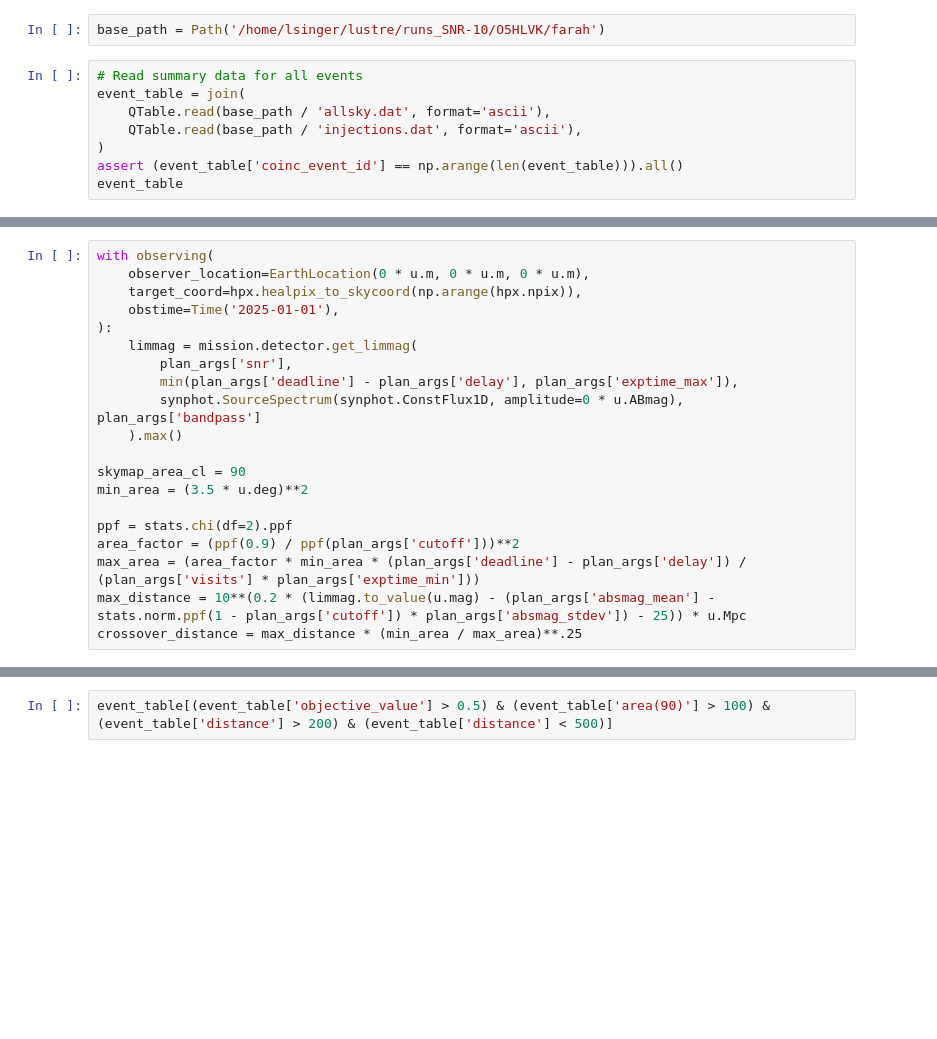
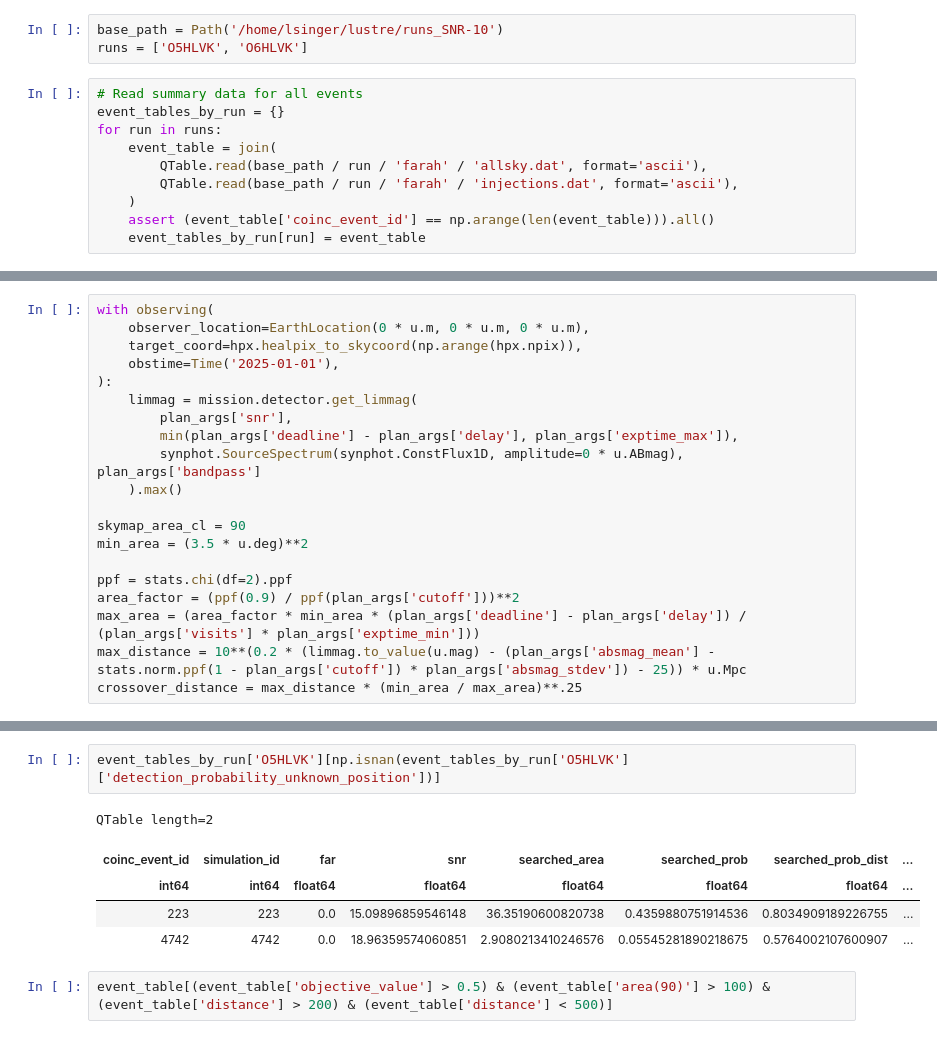
Before and after one commit to m4opt/m4opt-paper, a Jupyter notebook: scripts/exploration.ipynb, the cells around one changed output, grey strips where cells are left out. Cells and saved outputs as stored; diff of their text form; blank space fills up the shorter version.

```diff
--- a/scripts/exploration.ipynb
+++ b/scripts/exploration.ipynb
@@ -28,12 +34,15 @@ ligo.skymap.omp.num_threads = 1
 # %%
-base_path = Path('/home/lsinger/lustre/runs_SNR-10/O5HLVK/farah')
+base_path = Path('/home/lsinger/lustre/runs_SNR-10')
+runs = ['O5HLVK', 'O6HLVK']
 # %%
 # Read summary data for all events
-event_table = join(
-    QTable.read(base_path / 'allsky.dat', format='ascii'),
-    QTable.read(base_path / 'injections.dat', format='ascii'),
-)
-assert (event_table['coinc_event_id'] == np.arange(len(event_table))).all()
-event_table
+event_tables_by_run = {}
+for run in runs:
+    event_table = join(
+        QTable.read(base_path / run / 'farah' / 'allsky.dat', format='ascii'),
+        QTable.read(base_path / run / 'farah' / 'injections.dat', format='ascii'),
+    )
+    assert (event_table['coinc_event_id'] == np.arange(len(event_table))).all()
+    event_tables_by_run[run] = event_table
 # %%
 # Read all observing plans
@@ -139,3 +300,11 @@ target_rate = 240 * u.Gpc**-3 * u.yr**-1
+# %%
+event_tables_by_run['O5HLVK'][np.isnan(event_tables_by_run['O5HLVK']['detection_probability_unknown_position'])]
+# %% [output]
+QTable length=2
+| coinc_event_id | simulation_id | far | snr | searched_area | searched_prob | searched_prob_dist | ... |
+| int64 | int64 | float64 | float64 | float64 | float64 | float64 | ... |
+| 223 | 223 | 0.0 | 15.09896859546148 | 36.35190600820738 | 0.4359880751914536 | 0.8034909189226755 | ... |
+| 4742 | 4742 | 0.0 | 18.96359574060851 | 2.9080213410246576 | 0.05545281890218675 | 0.5764002107600907 | ... |
 # %%
 event_table[(event_table['objective_value'] > 0.5) & (event_table['area(90)'] > 100) & (event_table['distance'] > 200) & (event_table['distance'] < 500)]
 # %%
```
Also changed, not shown: parts of 16 cells of this notebook.
